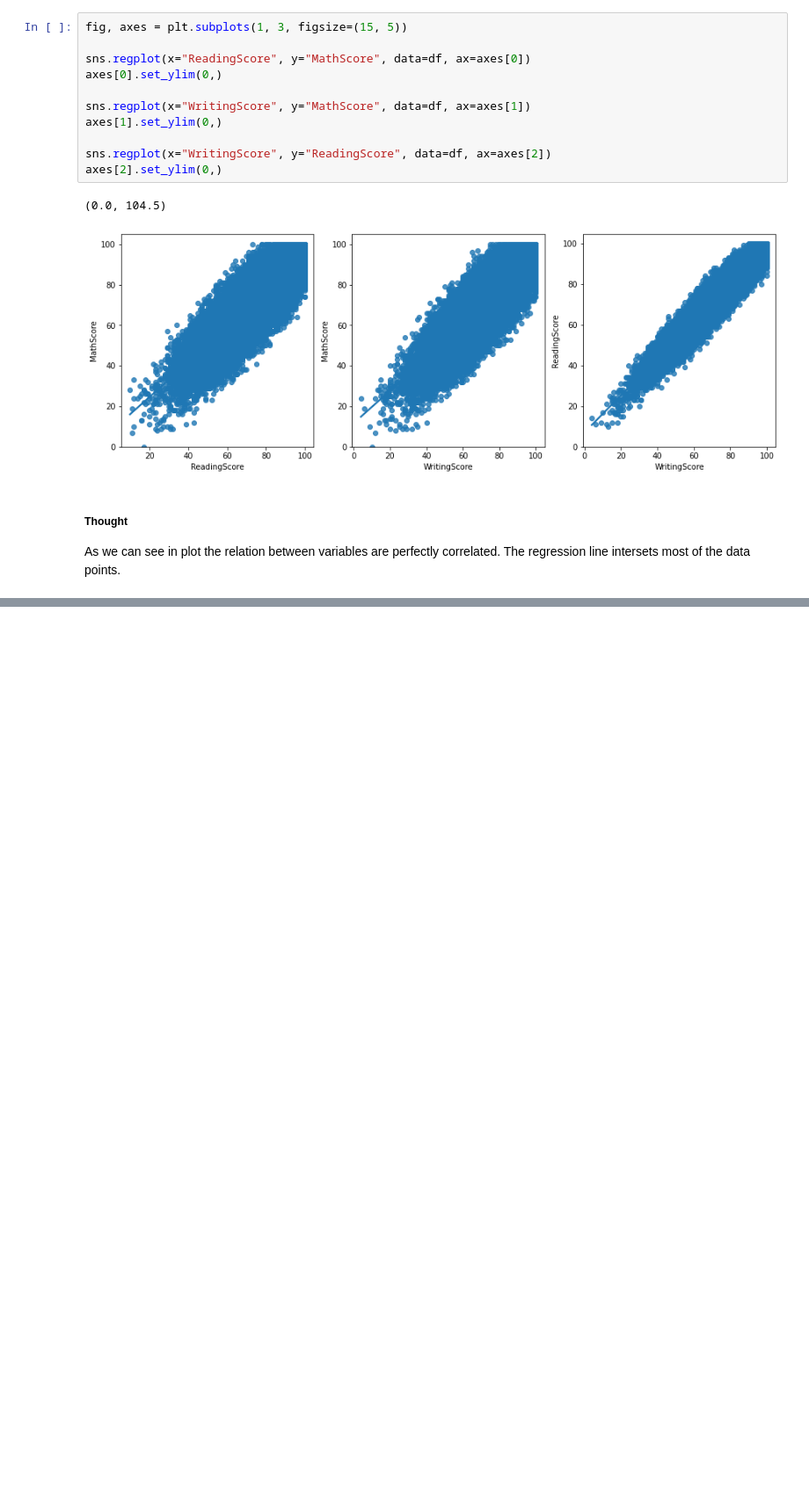
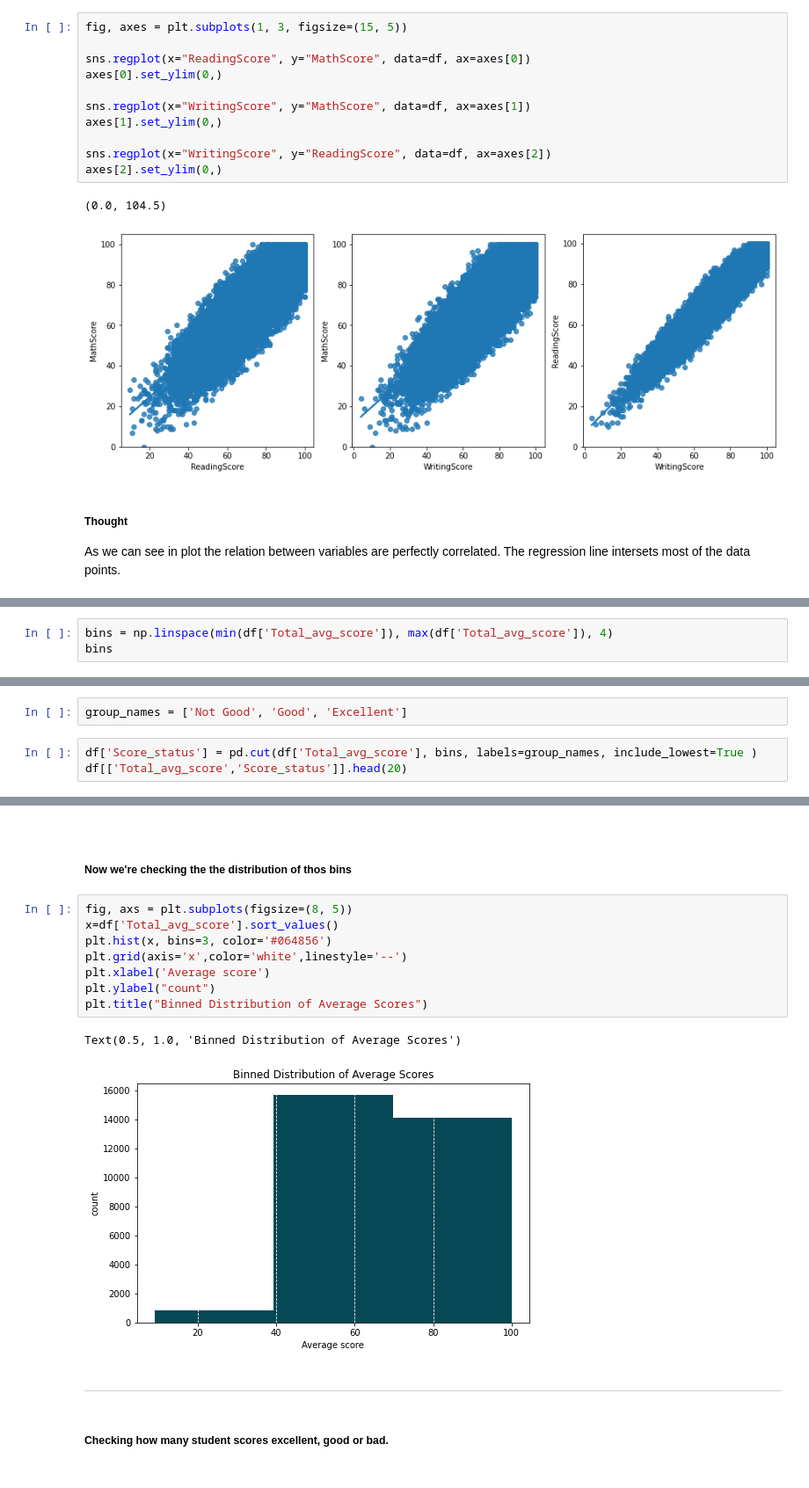
Before and after one commit to MdSazzad173/ExploratoryDataAnalysis, a Jupyter notebook: Exploratory data analysis.ipynb, the cells around one changed output, grey strips where cells are left out. Shown at 88% size. Saved outputs shown, nothing was run; the diff lists cells and outputs as text; blank space fills up the shorter version.

```diff
--- a/Exploratory data analysis.ipynb
+++ b/Exploratory data analysis.ipynb
@@ -262,0 +377,3 @@ As we can see in plot the relation between variables are perfectly correlated. T
+# %%
+bins = np.linspace(min(df['Total_avg_score']), max(df['Total_avg_score']), 4)
+bins
@@ -262,0 +382,5 @@ As we can see in plot the relation between variables are perfectly correlated. T
+# %%
+group_names = ['Not Good', 'Good', 'Excellent']
+# %%
+df['Score_status'] = pd.cut(df['Total_avg_score'], bins, labels=group_names, include_lowest=True )
+df[['Total_avg_score','Score_status']].head(20)
@@ -262,0 +405,30 @@ As we can see in plot the relation between variables are perfectly correlated. T
+# %% [markdown]
+<p>
+# %% [markdown]
+<h5> Now we're checking the the distribution of thos bins </h5>
+# %%
+fig, axs = plt.subplots(figsize=(8, 5))
+x=df['Total_avg_score'].sort_values()
+plt.hist(x, bins=3, color='#064856')
+plt.grid(axis='x',color='white',linestyle='--')
+plt.xlabel('Average score')
+plt.ylabel("count")
+plt.title("Binned Distribution of Average Scores")
+# %% [output]
+Text(0.5, 1.0, 'Binned Distribution of Average Scores')
+[figure, added]
+# %% [markdown]
+<style>
+  hr {
+    height: 5px; /* Adjust the desired thickness of the line */
+    background-color: black; /* Set the color of the line to black */
+    border: 1px solid black; /* Add a border with a thickness of 1px and black color */
+    margin: 10px 0; /* Adjust the margin around the line */
+  }
+</style>
+
+<hr>
+# %% [markdown]
+<h5> Checking how many student scores excellent, good or bad. </h5>
+# %% [markdown]
+<p>
```
Also changed, not shown: parts of 114 cells of this notebook.
